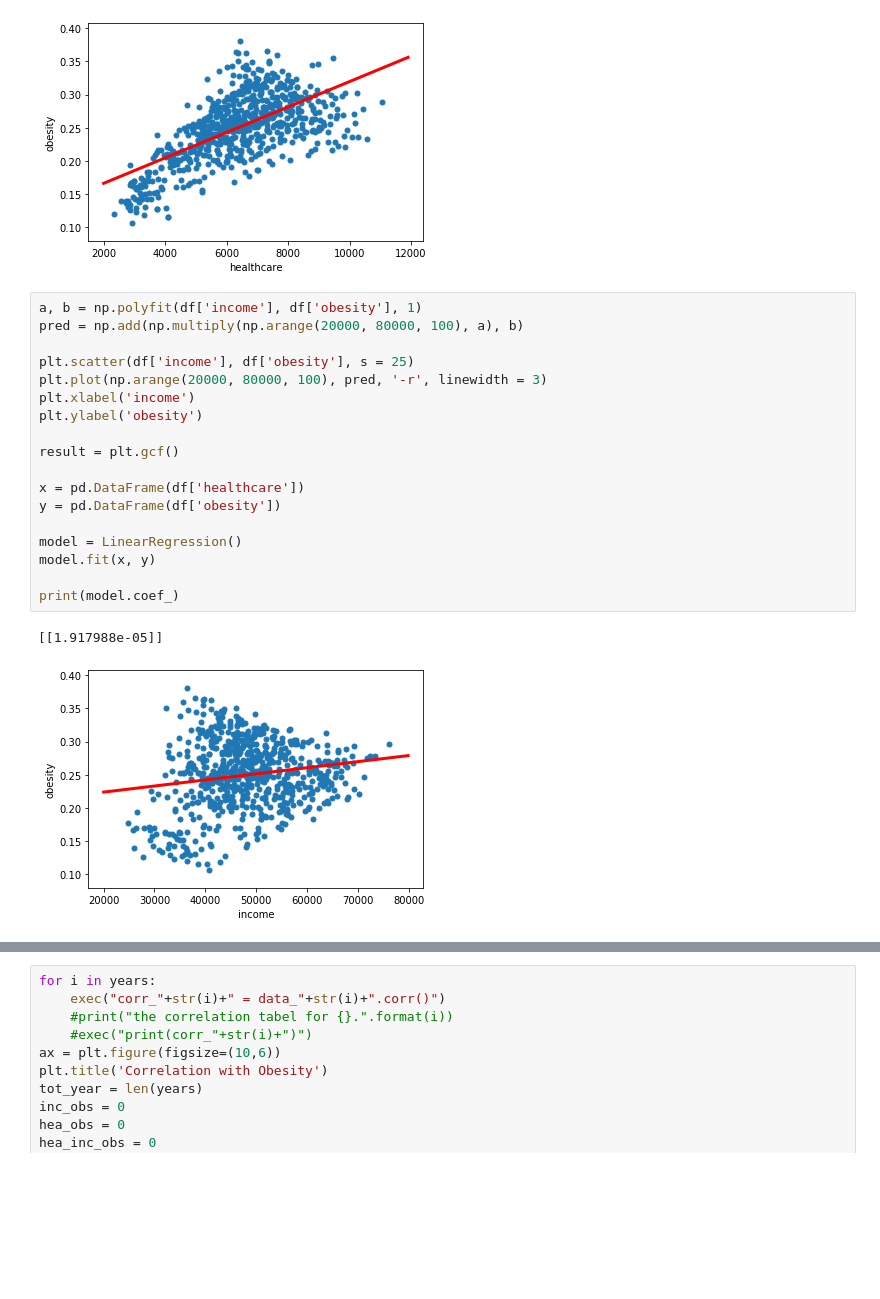
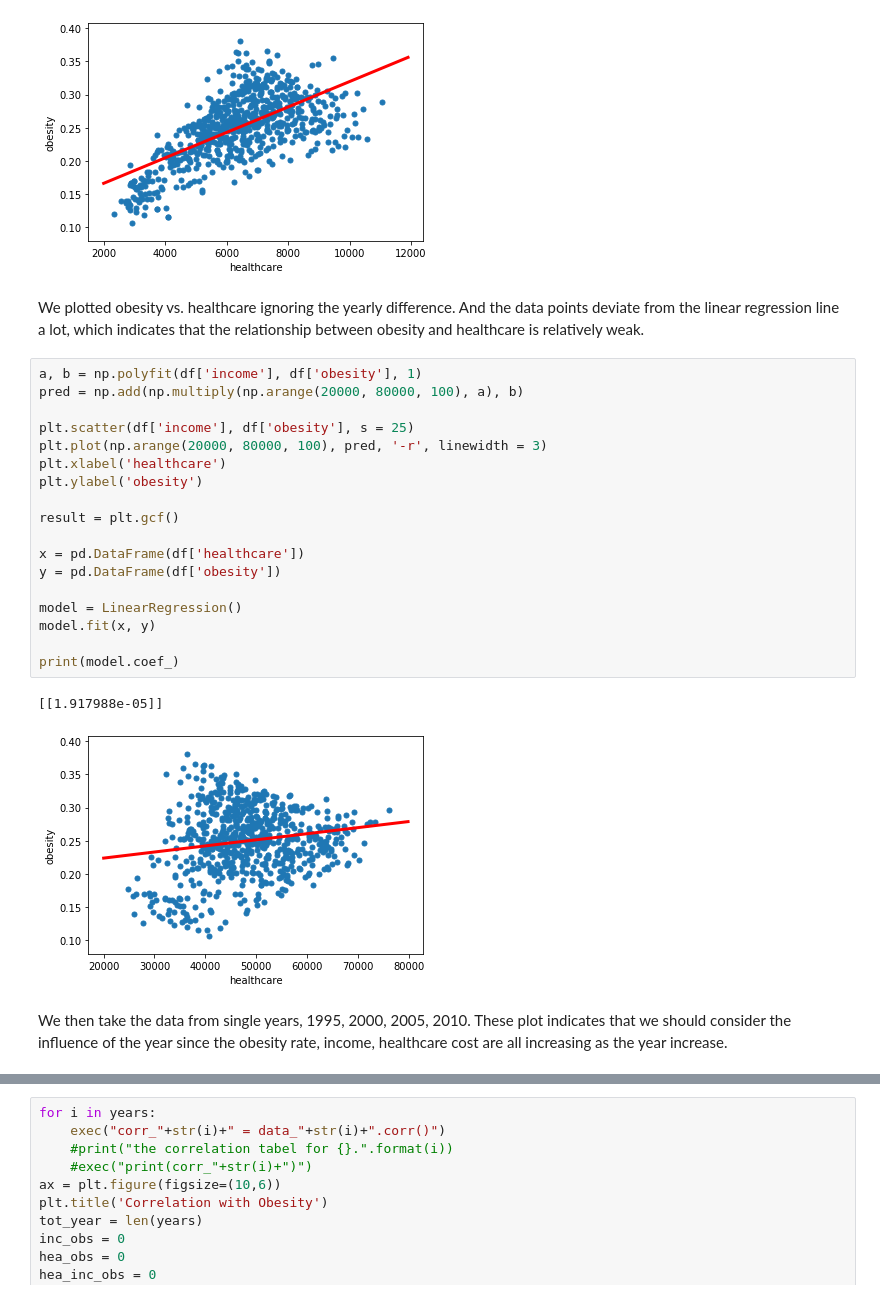
Before and after one commit to pcn006/Projects, a Jupyter notebook: FinalProject_first_draft.ipynb, the cells around one changed output, grey strips where cells are left out. Cells and saved outputs as stored; diff of their text form; blank space fills up the shorter version.

```diff
--- a/FinalProject_first_draft.ipynb
+++ b/FinalProject_first_draft.ipynb
@@ -230,25 +236,29 @@ print(model.coef_)
 # %% [output]
 [[9.18010364e-07]]
 [figure]
+# %% [markdown]
+We plotted obesity vs. healthcare ignoring the yearly difference. And the data points deviate from the linear regression line a lot, which indicates that the relationship between obesity and healthcare is relatively weak.
 # %%
 a, b = np.polyfit(df['income'], df['obesity'], 1)
 pred = np.add(np.multiply(np.arange(20000, 80000, 100), a), b)
 
 plt.scatter(df['income'], df['obesity'], s = 25)
 plt.plot(np.arange(20000, 80000, 100), pred, '-r', linewidth = 3)
-plt.xlabel('income')
+plt.xlabel('healthcare')
 plt.ylabel('obesity')
 
 result = plt.gcf()
 
 x = pd.DataFrame(df['healthcare'])
 y = pd.DataFrame(df['obesity'])
 
 model = LinearRegression()
 model.fit(x, y)
 
 print(model.coef_)
 # %% [output]
 [[1.917988e-05]]
-[figure, old version]
+[figure, new version]
+# %% [markdown]
+We then take the data from single years, 1995, 2000, 2005, 2010. These plot indicates that we should consider the influence of the year since the obesity rate, income, healthcare cost are all increasing as the year increase.
 # %%
```
Also changed, not shown: parts of 15 cells of this notebook.
